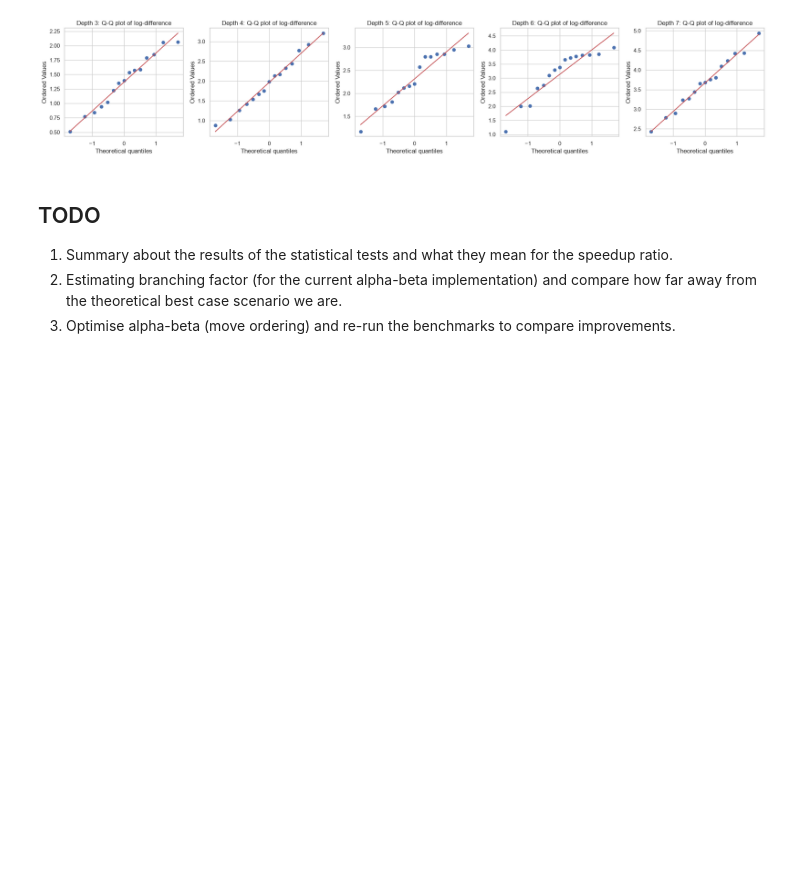
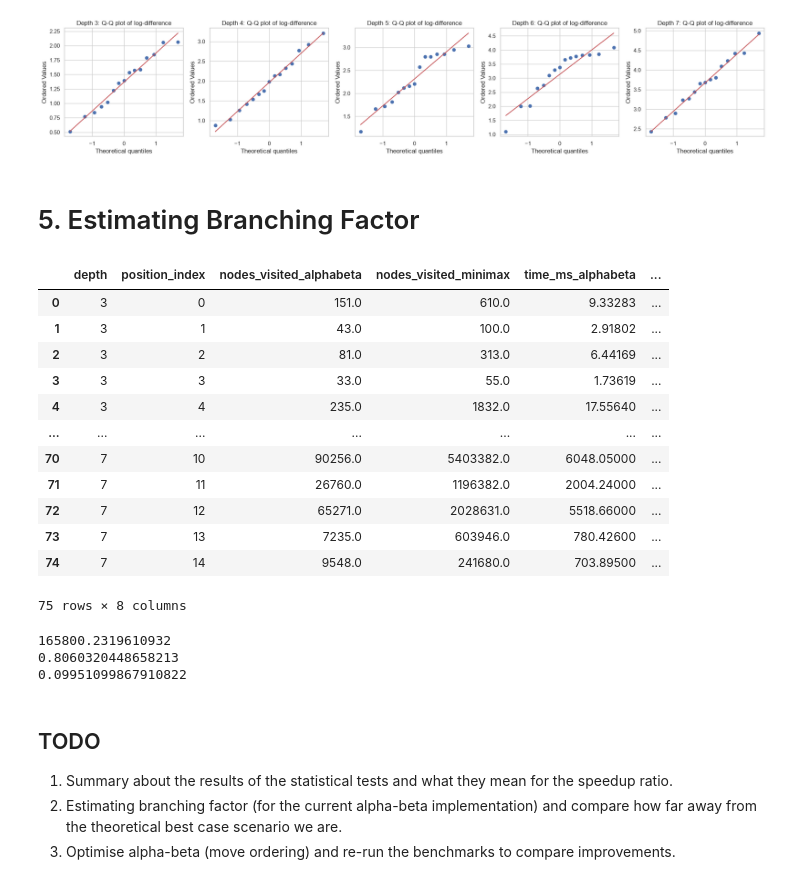
Before and after one commit to daniel-matveev/DraughtsEngine, a Jupyter notebook: analysis/benchmark_analysis.ipynb, the cells around one changed output. Drawn from its saved outputs; the diff is of its cells as text; code cells hidden in the pictures; blank space fills up the shorter version.

```diff
--- a/analysis/benchmark_analysis.ipynb
+++ b/analysis/benchmark_analysis.ipynb
@@ -278,6 +278,40 @@ plt.savefig("figures/qq_plots.png", dpi=150)
 plt.show()
 # %% [output]
 [figure]
+# %% [markdown]
+# 5. Estimating Branching Factor
+# %%
+def geometric_mean(x):
+    return np.exp(np.log(x).mean())
+display(wide)
+
+nodes_visited_minimax = wide.groupby("depth")["nodes_visited_minimax"].agg(
+    geometric_mean=geometric_mean
+)["geometric_mean"].values
+
+depths = list(set(wide["depth"].values))
+slope, intercept, r_value, p_value, std_err = linregress(depths, nodes_visited_minimax)
+
+print(slope)
+print(r_value)
+print(p_value)
+# %% [output]
+|  | depth | position_index | nodes_visited_alphabeta | nodes_visited_minimax | time_ms_alphabeta | ... |
+| 0 | 3 | 0 | 151.0 | 610.0 | 9.33283 | ... |
+| 1 | 3 | 1 | 43.0 | 100.0 | 2.91802 | ... |
+| 2 | 3 | 2 | 81.0 | 313.0 | 6.44169 | ... |
+| 3 | 3 | 3 | 33.0 | 55.0 | 1.73619 | ... |
+| 4 | 3 | 4 | 235.0 | 1832.0 | 17.55640 | ... |
+| ... | ... | ... | ... | ... | ... | ... |
+| 70 | 7 | 10 | 90256.0 | 5403382.0 | 6048.05000 | ... |
+| 71 | 7 | 11 | 26760.0 | 1196382.0 | 2004.24000 | ... |
+| 72 | 7 | 12 | 65271.0 | 2028631.0 | 5518.66000 | ... |
+| 73 | 7 | 13 | 7235.0 | 603946.0 | 780.42600 | ... |
+| 74 | 7 | 14 | 9548.0 | 241680.0 | 703.89500 | ... |
+75 rows × 8 columns
+165800.2319610932
+0.8060320448658213
+0.09951099867910822
 # %% [markdown]
 ## TODO
 1. Summary about the results of the statistical tests and what they mean for the speedup ratio.
```
Also changed, not shown: parts of 1 cell of this notebook, 2 other files.
